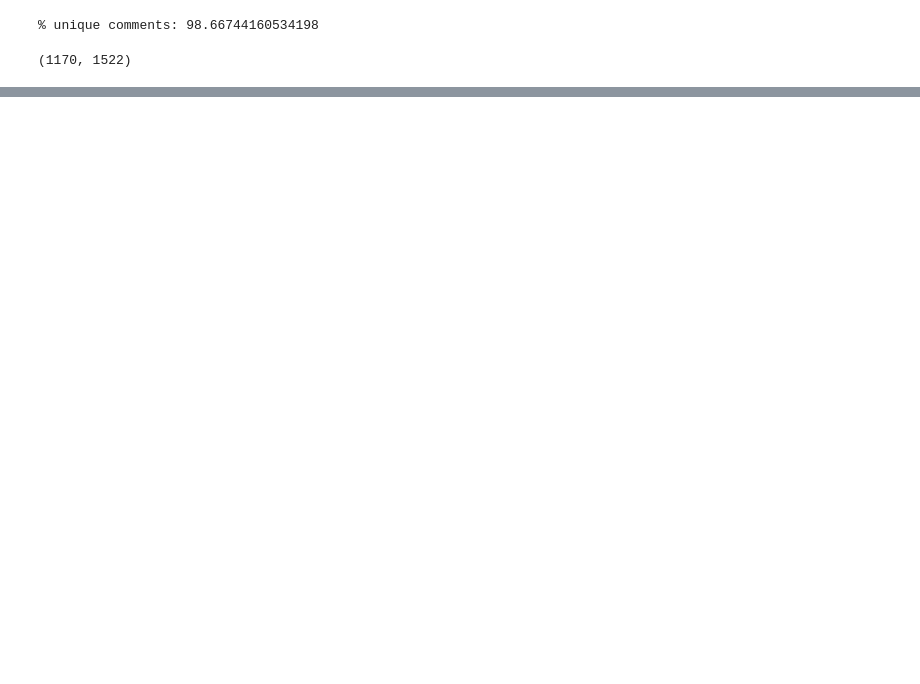
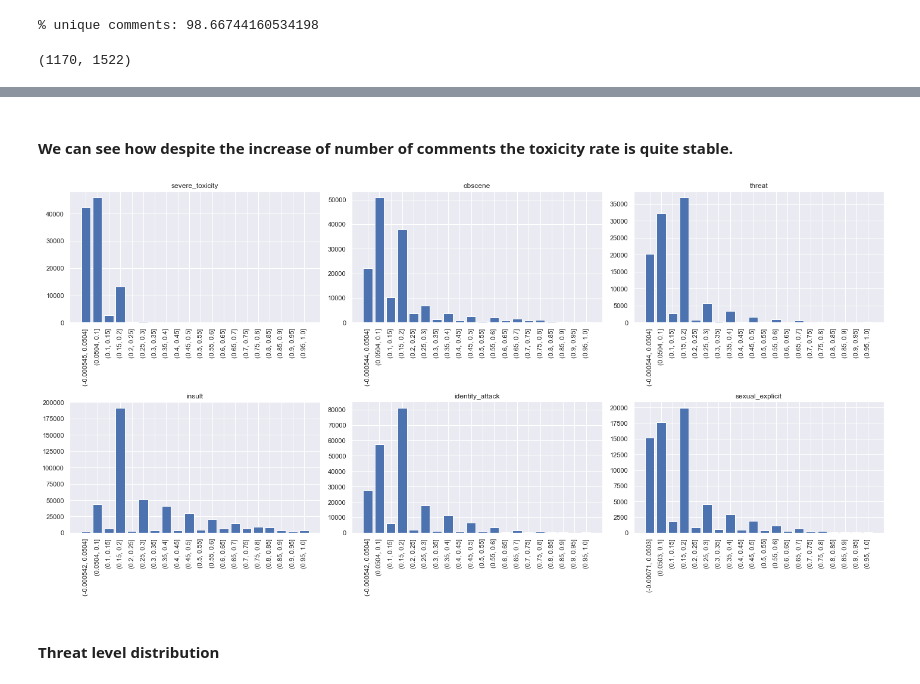
Before and after one commit to ajeyamk/jigsaw-nlp, a Jupyter notebook: jigsaw-nlp-ajeya.ipynb, the cells around one changed output, grey strips where cells are left out. Cells and saved outputs as stored; diff of their text form; code cells hidden in the pictures; blank space fills up the shorter version.

```diff
--- a/jigsaw-nlp-ajeya.ipynb
+++ b/jigsaw-nlp-ajeya.ipynb
@@ -85,0 +133,20 @@ Text(0.5, 1.0, 'Target distribution')
+# %% [markdown]
+#### We can see how despite the increase of number of comments the toxicity rate is quite stable.
+# %%
+fig = plt.figure(figsize=(20,10))
+i=0
+fig.subplots_adjust(hspace=.5)
+for col in ['severe_toxicity', 'obscene', 'threat', 'insult', 'identity_attack', 'sexual_explicit']:
+    i+=1
+    df = train_data.loc[train_data[col] > 0]
+    hist_df = pd.cut(df[col], 20).value_counts().sort_index().reset_index().rename(columns={'index': 'bins'})
+    plt.subplot(2, 3, i)
+    plt.bar(hist_df.bins.astype(str), hist_df[col])
+    plt.xticks(rotation=90)
+    plt.title(col)
+plt.tight_layout()
+plt.show()
+# %% [output]
+[figure, added]
+# %% [markdown]
+#### Threat level distribution
```
Also changed, not shown: parts of 10 cells of this notebook.
